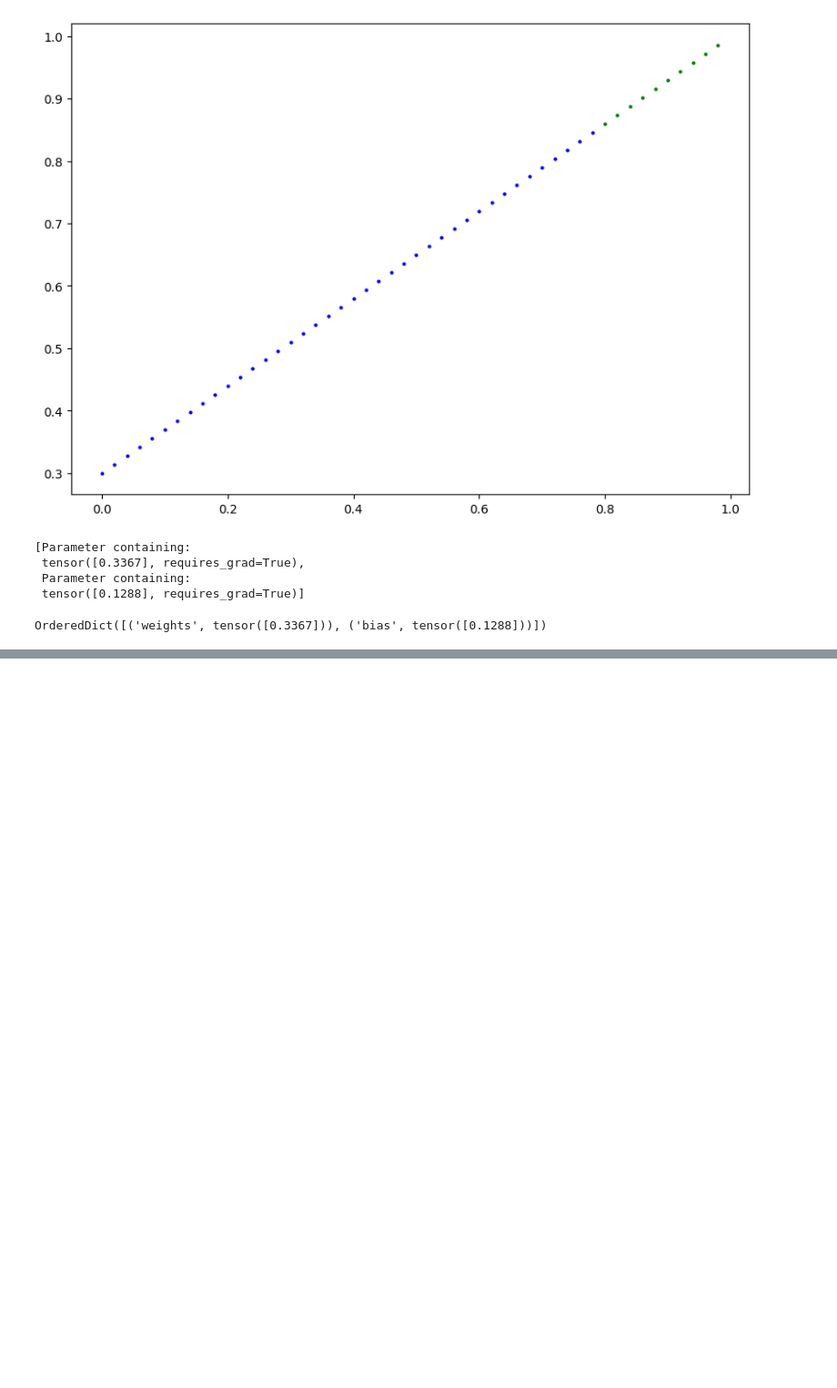
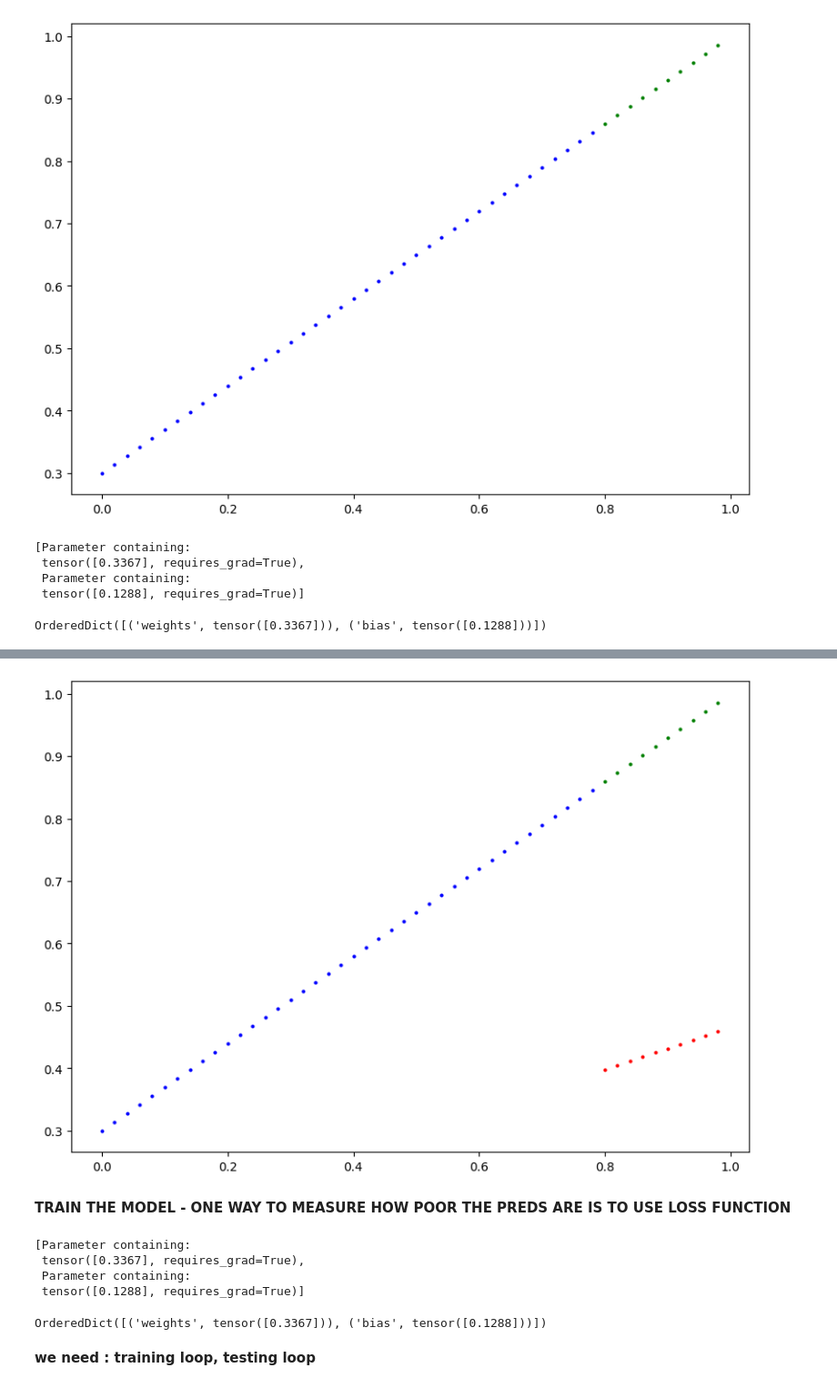
Before and after one commit to spyrosgaroufalis/TorchTest, a Jupyter notebook: Torch.ipynb, the cells around one changed output, grey strips where cells are left out. Shown at 91% size. Drawn from its saved outputs; the diff is of its cells as text; code cells hidden in the pictures; blank space fills up the shorter version.

```diff
--- a/Torch.ipynb
+++ b/Torch.ipynb
@@ -507,3 +507,14 @@ list(model_0.parameters())
 model_0.state_dict()
 # %% [output]
 OrderedDict([('weights', tensor([0.3367])), ('bias', tensor([0.1288]))])
+# %%
+# making predictions
+# using torch.inference_mode()
+# how well it predicts y_test based on X_test
+
+with torch.inference_mode(): # this removes the gradient info that is needed in gradient descent
+  y_preds = model_0(X_test)
+
+y_preds
+
+# the same is: with torch.no_grad(): but there are some minor diff
@@ -509,0 +532,6 @@ OrderedDict([('weights', tensor([0.3367])), ('bias', tensor([0.1288]))])
+# %%
+# y_test
+plot_predictions(predictions=y_preds)
+# apoti blepoume einai makria apta ideal data
+# %% [output]
+[figure, added]
@@ -509,0 +541,15 @@ OrderedDict([('weights', tensor([0.3367])), ('bias', tensor([0.1288]))])
+# %% [markdown]
+**TRAIN THE MODEL - ONE WAY TO MEASURE HOW POOR THE PREDS ARE IS TO USE LOSS FUNCTION**
+# %%
+list(model_0.parameters())
+# %% [output]
+[Parameter containing:
+ tensor([0.3367], requires_grad=True),
+ Parameter containing:
+ tensor([0.1288], requires_grad=True)]
+# %%
+model_0.state_dict()
+# %% [output]
+OrderedDict([('weights', tensor([0.3367])), ('bias', tensor([0.1288]))])
+# %% [markdown]
+**we need : training loop, testing loop**
```
Also changed, not shown: parts of 14 cells of this notebook.
